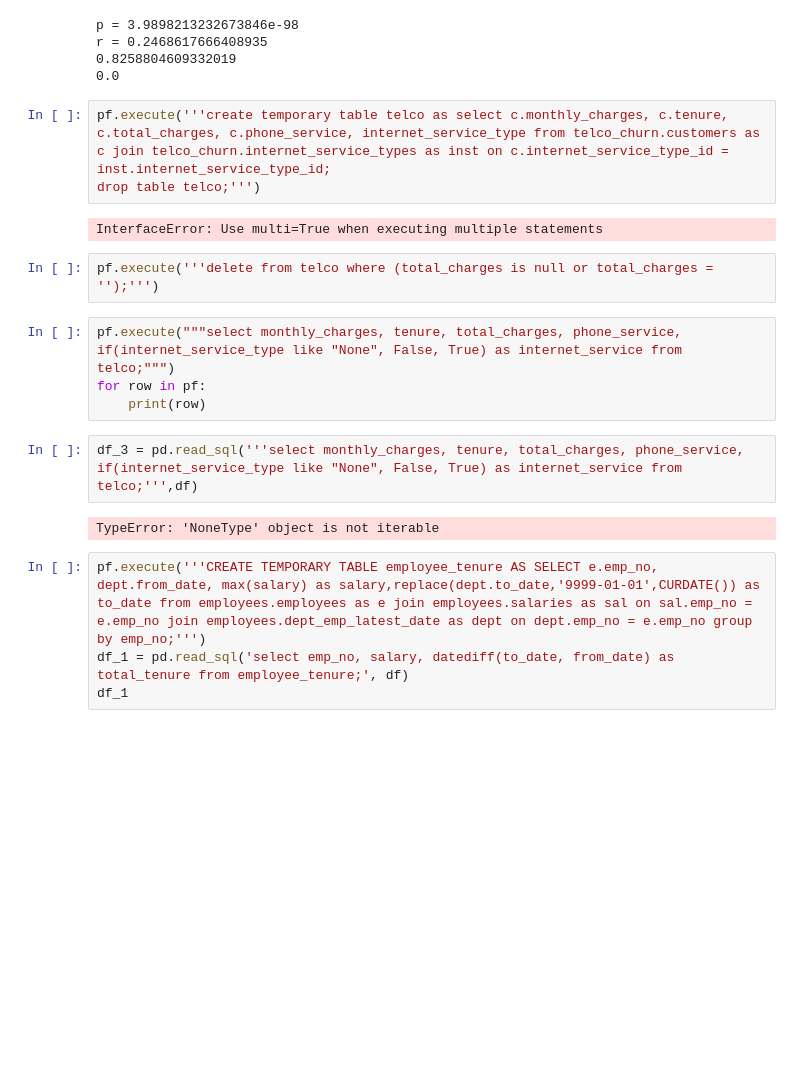
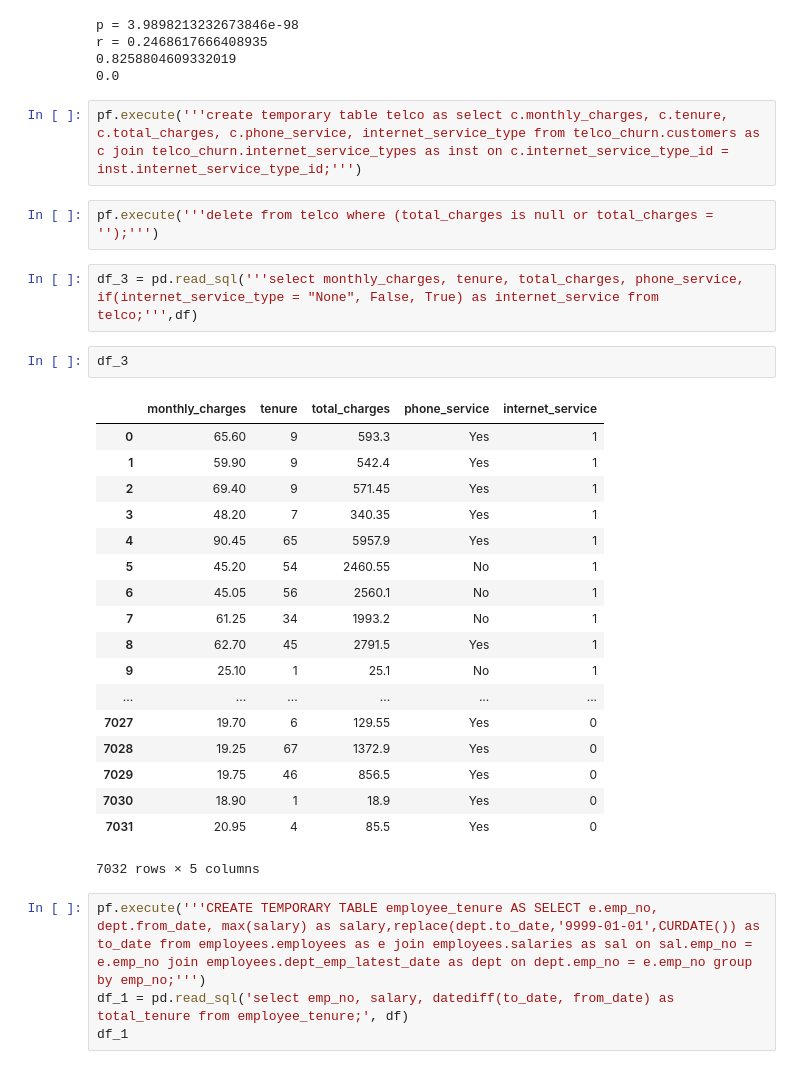
Before and after one commit to Symeonw/statistics-exercises, a Jupyter notebook: hypothesis_testing.ipynb, the cells around one changed output. Drawn from its saved outputs; the diff is of its cells as text; blank space fills up the shorter version.

```diff
--- a/hypothesis_testing.ipynb
+++ b/hypothesis_testing.ipynb
@@ -48,20 +48,32 @@ r = 0.2468617666408935
 0.8258804609332019
 0.0
 # %%
-pf.execute('''create temporary table telco as select c.monthly_charges, c.tenure, c.total_charges, c.phone_service, internet_service_type from telco_churn.customers as c join telco_churn.internet_service_types as inst on c.internet_service_type_id = inst.internet_service_type_id;
-drop table telco;''')
+pf.execute('''create temporary table telco as select c.monthly_charges, c.tenure, c.total_charges, c.phone_service, internet_service_type from telco_churn.customers as c join telco_churn.internet_service_types as inst on c.internet_service_type_id = inst.internet_service_type_id;''')
-# %% [output]
-InterfaceError: Use multi=True when executing multiple statements
 # %%
 pf.execute('''delete from telco where (total_charges is null or total_charges = '');''')
 # %%
-pf.execute("""select monthly_charges, tenure, total_charges, phone_service, if(internet_service_type like "None", False, True) as internet_service from telco;""")
-for row in pf:
-    print(row)
+df_3 = pd.read_sql('''select monthly_charges, tenure, total_charges, phone_service, if(internet_service_type = "None", False, True) as internet_service from telco;''',df)
-# %%
-df_3 = pd.read_sql('''select monthly_charges, tenure, total_charges, phone_service, if(internet_service_type like "None", False, True) as internet_service from telco;''',df)
-# %% [output]
-TypeError: 'NoneType' object is not iterable
+# %%
+df_3
+# %% [output]
+|  | monthly_charges | tenure | total_charges | phone_service | internet_service |
+| 0 | 65.60 | 9 | 593.3 | Yes | 1 |
+| 1 | 59.90 | 9 | 542.4 | Yes | 1 |
+| 2 | 69.40 | 9 | 571.45 | Yes | 1 |
+| 3 | 48.20 | 7 | 340.35 | Yes | 1 |
+| 4 | 90.45 | 65 | 5957.9 | Yes | 1 |
+| 5 | 45.20 | 54 | 2460.55 | No | 1 |
+| 6 | 45.05 | 56 | 2560.1 | No | 1 |
+| 7 | 61.25 | 34 | 1993.2 | No | 1 |
+| 8 | 62.70 | 45 | 2791.5 | Yes | 1 |
+| 9 | 25.10 | 1 | 25.1 | No | 1 |
+| ... | ... | ... | ... | ... | ... |
+| 7027 | 19.70 | 6 | 129.55 | Yes | 0 |
+| 7028 | 19.25 | 67 | 1372.9 | Yes | 0 |
+| 7029 | 19.75 | 46 | 856.5 | Yes | 0 |
+| 7030 | 18.90 | 1 | 18.9 | Yes | 0 |
+| 7031 | 20.95 | 4 | 85.5 | Yes | 0 |
+7032 rows × 5 columns
 # %%
 pf.execute('''CREATE TEMPORARY TABLE employee_tenure AS SELECT e.emp_no, dept.from_date, max(salary) as salary,replace(dept.to_date,'9999-01-01',CURDATE()) as to_date from employees.employees as e join employees.salaries as sal on sal.emp_no = e.emp_no join employees.dept_emp_latest_date as dept on dept.emp_no = e.emp_no group by emp_no;''')
 df_1 = pd.read_sql('select emp_no, salary, datediff(to_date, from_date) as total_tenure from employee_tenure;', df)
```
Also changed, not shown: parts of 1 cell of this notebook, 2 other files.
